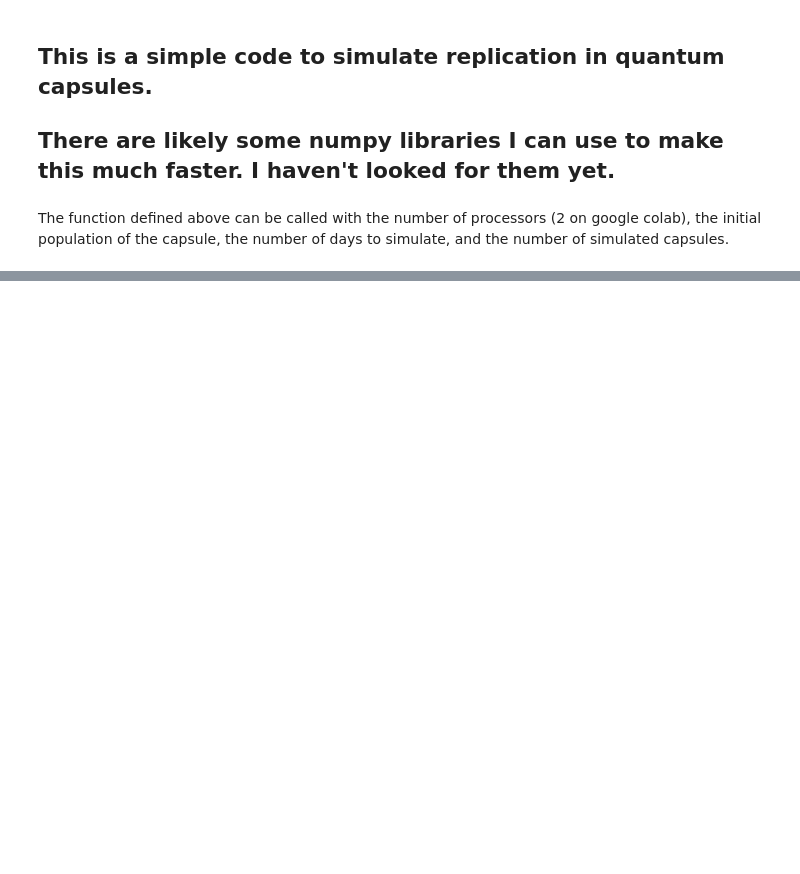
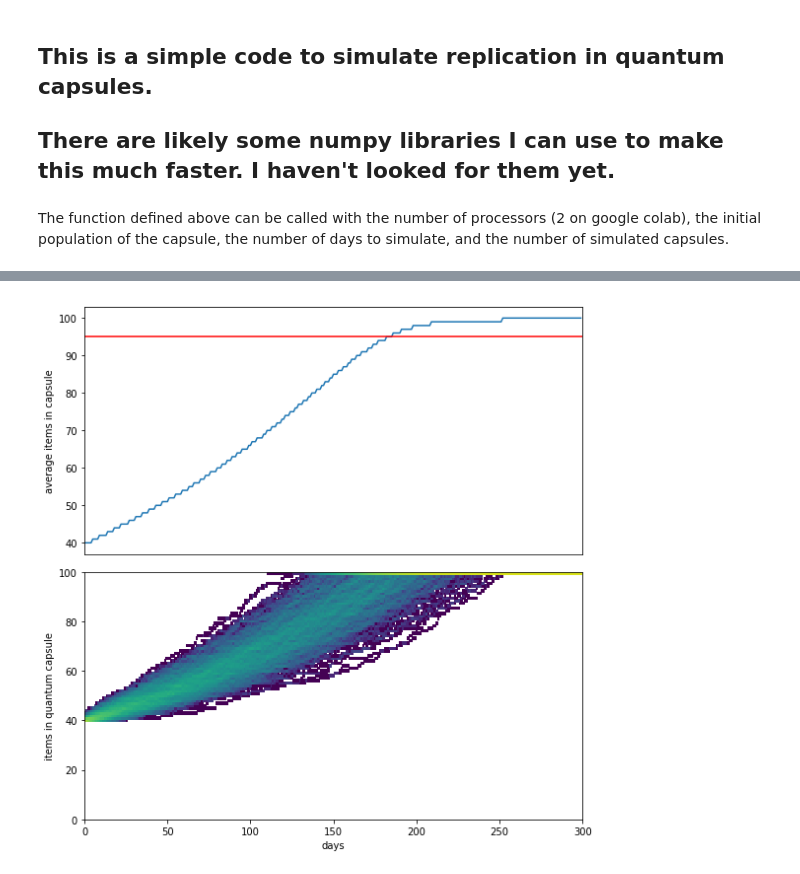
Before and after one commit to bangsudo/bangsudo.github.io, a Jupyter notebook: capsule2.ipynb, the cells around one changed output, grey strips where cells are left out. Cells and saved outputs as stored; diff of their text form; code cells hidden in the pictures; blank space fills up the shorter version.

```diff
--- a/capsule2.ipynb
+++ b/capsule2.ipynb
@@ -106,0 +85,4 @@ plot_qcap_ave(nprocs=2,init_pop=10,days=200,samples=20,rate=0.01)
+# %%
+plot_hurricane(init_pop=40,days=300,samples=500,rate=0.005)
+# %% [output]
+[figure, added]
```
Also changed, not shown: parts of 9 cells of this notebook.
